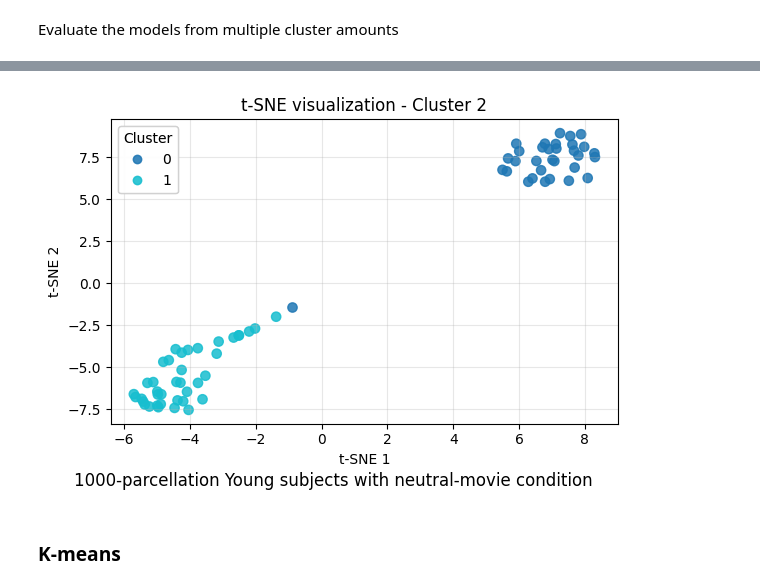
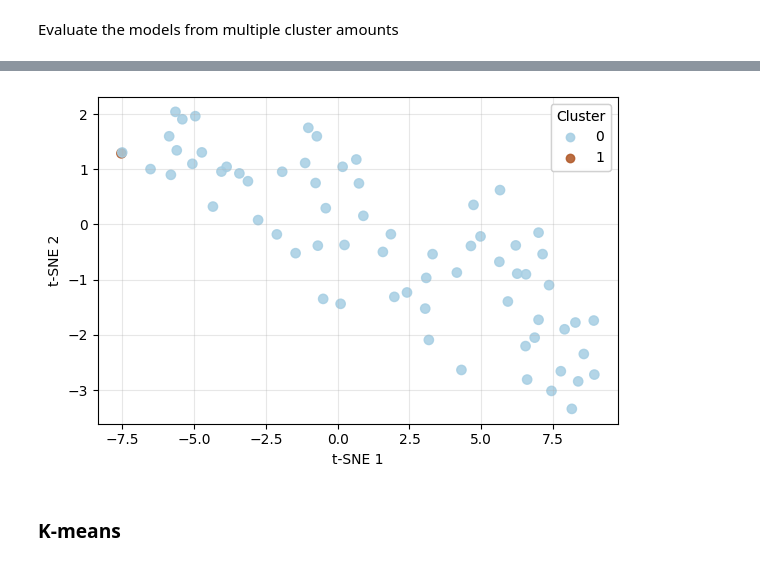
Before and after one commit to Oddrne/Master-Thesis-Autoencoder-and-UMAP-clustering-on-functional-connectivity, a Jupyter notebook: main.ipynb, the cells around one changed output, grey strips where cells are left out. Saved outputs shown, nothing was run; the diff lists cells and outputs as text; code cells hidden in the pictures.

```diff
--- a/main.ipynb
+++ b/main.ipynb
@@ -355,36 +355,36 @@ Plot saved to: Figures\Clustering Scores Plot\DCEC_400x400_71_Y_subjects_run1_cl
 # %%
 # T-sne for one clustering
 from Evaluate_models_clean import plot_clustering
 
-parcellation = 1000
-Age = "Y"
+parcellation = 400
+Age = "O"
 run = 1
 
 if Age == "Y":
     n_subjects = 71
     Age_name = "Young"
 elif Age == "O":
     n_subjects = 68
     Age_name = "Old"
 
 ids = f"{parcellation}x{parcellation}_{n_subjects}_{Age}_subjects_run{run}_cluster_"
 cluster_number = 2
 
 if run == 1:
     movie = "neutral"
 elif run == 2:
     movie = "negative"
 
 labels_path = f"Clusters\\DCEC_{ids}{cluster_number}_labels_predicted_labels_.txt"
 middle_layer_path = f"Clusters\\DCEC_{ids}{cluster_number}_middle_layer_predicted_labels_.txt"
 save_path = f"Figures\\Clustering results t-SNE visualization\\DCEC_{ids}{cluster_number}_clustering_plot.png"
 
-figtext = f"{parcellation}-parcellation {Age_name} subjects with {movie}-movie condition"
-title = f"t-SNE visualization - Cluster {cluster_number}"
+figtext = None  #f"{parcellation}-parcellation {Age_name} subjects with {movie}-movie condition"
+title = None # f"t-SNE visualization - Cluster {cluster_number}" # Don't use title in python. Describe in latex caption instead.
 
 temp_results = plot_clustering(labels_path=labels_path, middle_layer_path=middle_layer_path, save_path=save_path, title=title, figtext=figtext)
 # %% [output]
-[figure, old version]
+[figure, new version]
 # %% [markdown]
 ### K-means
 # %%
```
Also changed, not shown: parts of 11 cells of this notebook, 46 other files.
